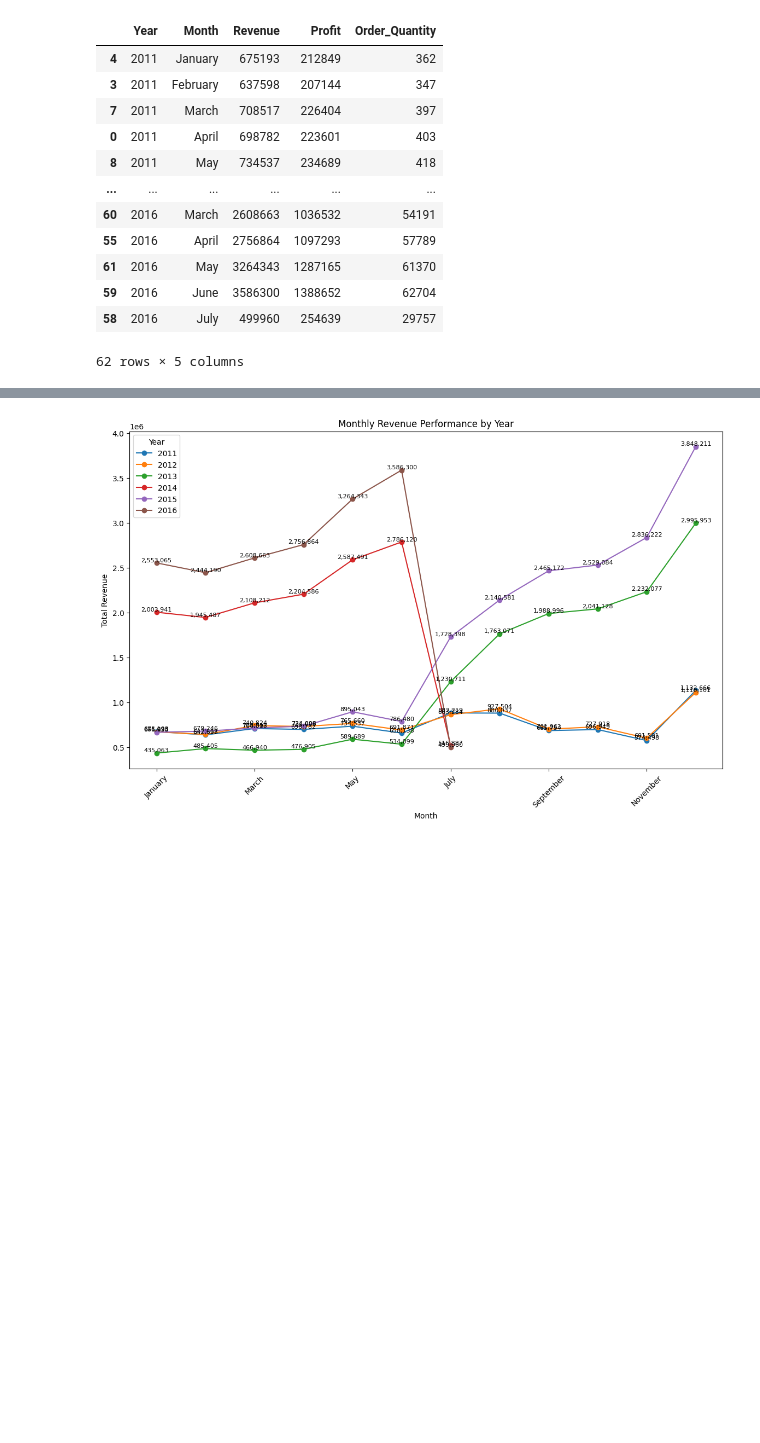
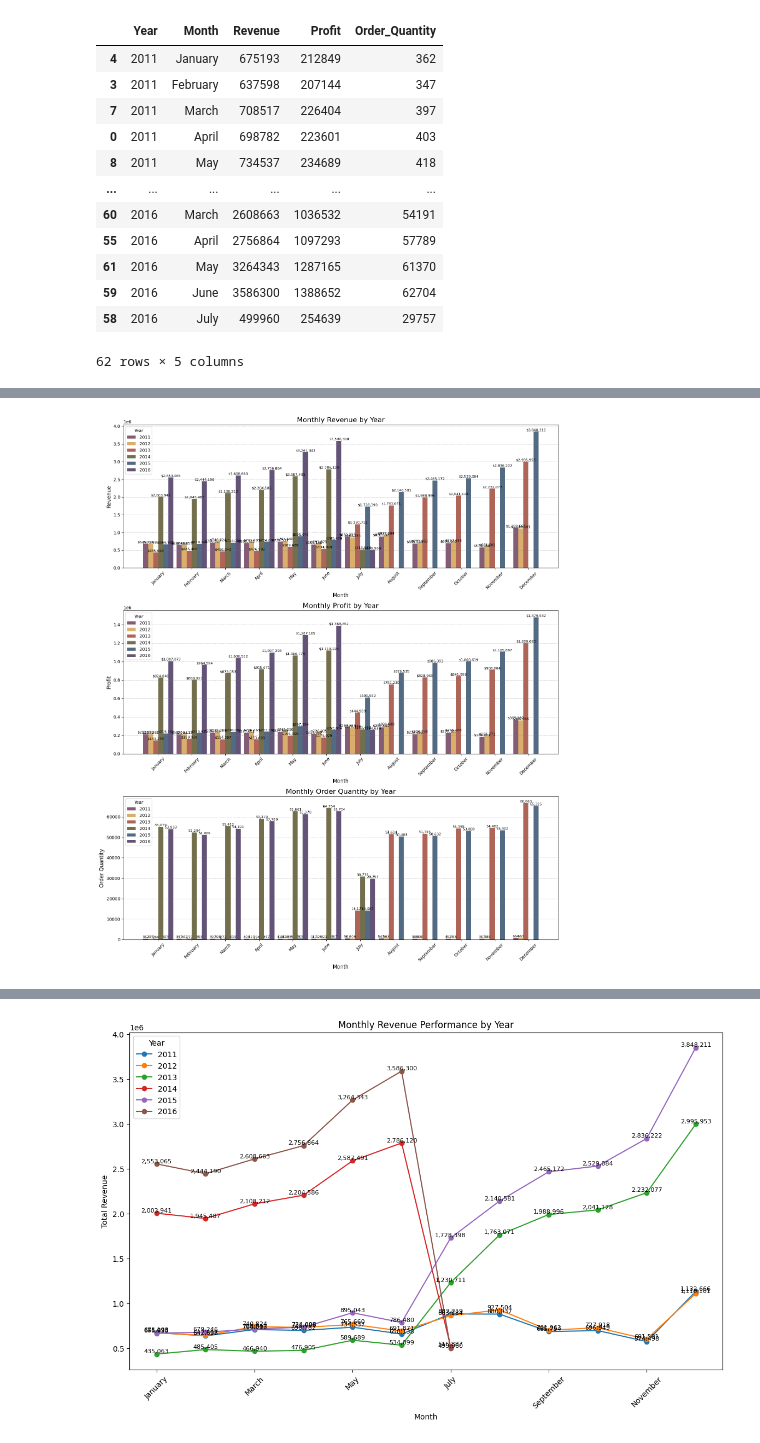
Before and after one commit to JinnOppa/Data-Analysis-Portfolio, a Jupyter notebook: bike-sales/sales2.ipynb, the cells around one changed output, grey strips where cells are left out. Cells and saved outputs as stored; diff of their text form; code cells hidden in the pictures; blank space fills up the shorter version.

```diff
--- a/bike-sales/sales2.ipynb
+++ b/bike-sales/sales2.ipynb
@@ -507,0 +460,77 @@ monthly_order_quantity_pivot = monthly_metrics.pivot(index='Month', columns='Yea
+# %%
+# Set up the figure and subplots
+fig, axs = plt.subplots(3, 1, figsize=(15, 18))
+
+# Bar width setting for clear spacing
+bar_width = 0.15
+
+# Plot Revenue as a bar chart
+for i, year in enumerate(monthly_revenue_pivot.columns):
+    # Adjust x position for each year's bars for a grouped bar effect
+    x_pos = np.arange(len(monthly_revenue_pivot.index)) + (i * bar_width)
+    axs[0].bar(
+        x_pos,
+        monthly_revenue_pivot[year],
+        width=bar_width,
+        label=f"{year}",
+        color=cmap.colors[i % len(cmap.colors)]
+    )
+    # Add value labels for each bar
+    for j, value in enumerate(monthly_revenue_pivot[year]):
+        if np.isfinite(value):  # Only label finite values
+            axs[0].text(x_pos[j], value, f"${value:,.0f}", ha='center', va='bottom', fontsize=8)
+axs[0].set_title('Monthly Revenue by Year', fontsize=16)
+axs[0].set_xlabel('Month', fontsize=12)
+axs[0].set_ylabel('Revenue', fontsize=12)
+axs[0].set_xticks(np.arange(len(monthly_revenue_pivot.index)) + bar_width * (len(monthly_revenue_pivot.columns) - 1) / 2)
+axs[0].set_xticklabels(monthly_revenue_pivot.index, rotation=45)
+axs[0].legend(title='Year')
+axs[0].grid(True, axis='y', linestyle='--', linewidth=0.5, color='gray', alpha=0.7)
+
+# Plot Profit as a bar chart
+for i, year in enumerate(monthly_profit_pivot.columns):
+    x_pos = np.arange(len(monthly_profit_pivot.index)) + (i * bar_width)
+    axs[1].bar(
+        x_pos,
+        monthly_profit_pivot[year],
+        width=bar_width,
+        label=f"{year}",
+        color=cmap.colors[i % len(cmap.colors)]
+    )
+    for j, value in enumerate(monthly_profit_pivot[year]):
+        if np.isfinite(value):
+            axs[1].text(x_pos[j], value, f"${value:,.0f}", ha='center', va='bottom', fontsize=8)
+axs[1].set_title('Monthly Profit by Year', fontsize=16)
+axs[1].set_xlabel('Month', fontsize=12)
+axs[1].set_ylabel('Profit', fontsize=12)
+axs[1].set_xticks(np.arange(len(monthly_profit_pivot.index)) + bar_width * (len(monthly_profit_pivot.columns) - 1) / 2)
+axs[1].set_xticklabels(monthly_profit_pivot.index, rotation=45)
+axs[1].legend(title='Year')
+axs[1].grid(True, axis='y', linestyle='--', linewidth=0.5, color='gray', alpha=0.7)
+
+# Plot Order Quantity as a bar chart
+for i, year in enumerate(monthly_order_quantity_pivot.columns):
+    x_pos = np.arange(len(monthly_order_quantity_pivot.index)) + (i * bar_width)
+    axs[2].bar(
+        x_pos,
+        monthly_order_quantity_pivot[year],
+        width=bar_width,
+        label=f"{year}",
+        color=cmap.colors[i % len(cmap.colors)]
+    )
+    for j, value in enumerate(monthly_order_quantity_pivot[year]):
+        if np.isfinite(value):
+            axs[2].text(x_pos[j], value, f"{value:,.0f}", ha='center', va='bottom', fontsize=8)
+axs[2].set_title('Monthly Order Quantity by Year', fontsize=16)
+axs[2].set_xlabel('Month', fontsize=12)
+axs[2].set_ylabel('Order Quantity', fontsize=12)
+axs[2].set_xticks(np.arange(len(monthly_order_quantity_pivot.index)) + bar_width * (len(monthly_order_quantity_pivot.columns) - 1) / 2)
+axs[2].set_xticklabels(monthly_order_quantity_pivot.index, rotation=45)
+axs[2].legend(title='Year')
+axs[2].grid(True, axis='y', linestyle='--', linewidth=0.5, color='gray', alpha=0.7)
+
+# Adjust layout
+plt.tight_layout()
+plt.show()
+# %% [output]
+[figure, added]
```
Also changed, not shown: parts of 10 cells of this notebook.
